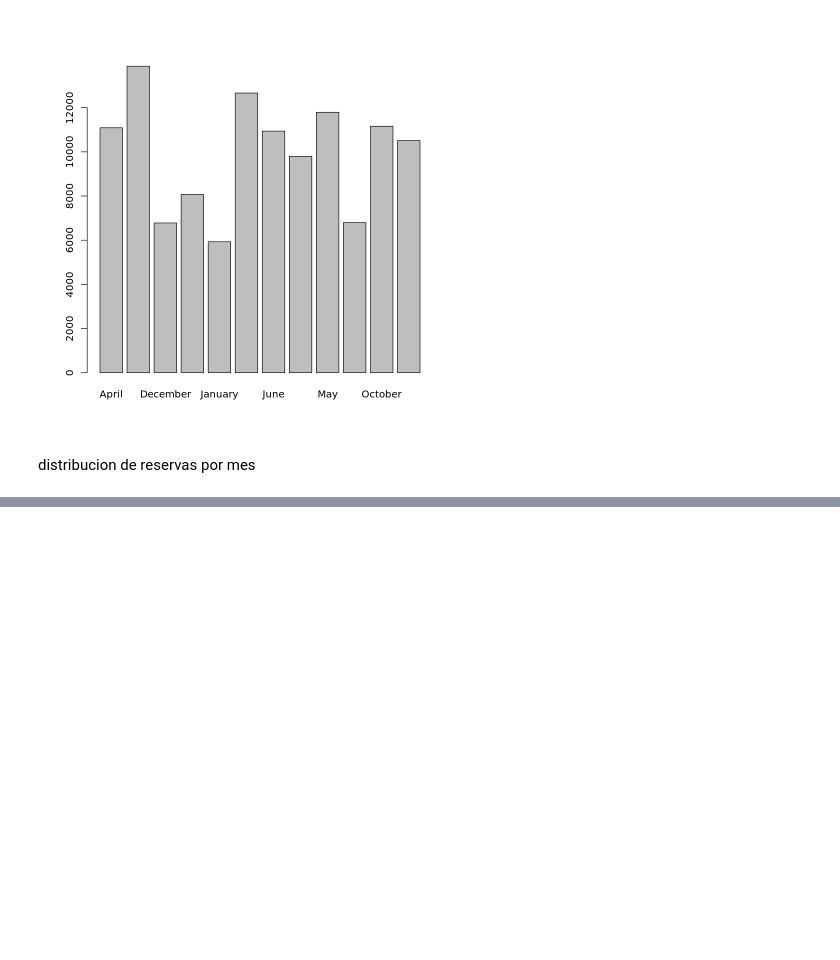
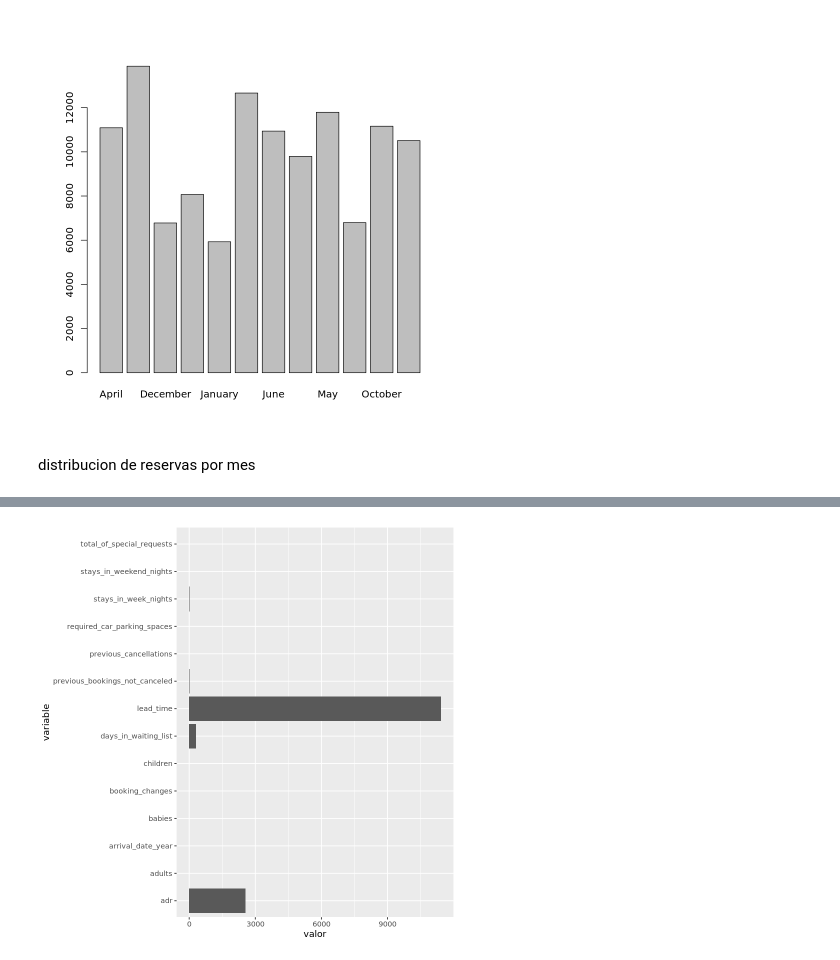
Before and after one commit to sebastianflp/Data_MiningDCC, a Jupyter notebook: ProyectoDM.ipynb, the cells around one changed output, grey strips where cells are left out. Drawn from its saved outputs; the diff is of its cells as text; code cells hidden in the pictures; blank space fills up the shorter version.

```diff
--- a/ProyectoDM.ipynb
+++ b/ProyectoDM.ipynb
@@ -158,0 +157,9 @@ distribucion de reservas por mes
+# %%
+df_numerico = df[,unlist(lapply(df, is.numeric))]
+tmp = sapply(df_numerico, function(x) var(na.omit(x)))
+
+df_var = data.frame(variable=names(tmp), valor=tmp)
+# ggplot(df_var) + geom_bar(aes(x = variable, y = valor, fill = variable), stat = "identity") + coord_flip()
+ggplot(df_var) + geom_bar(aes(x = variable, y = valor), stat = "identity") + coord_flip()
+# %% [output]
+[figure, added]
```
Also changed, not shown: parts of 14 cells of this notebook.
